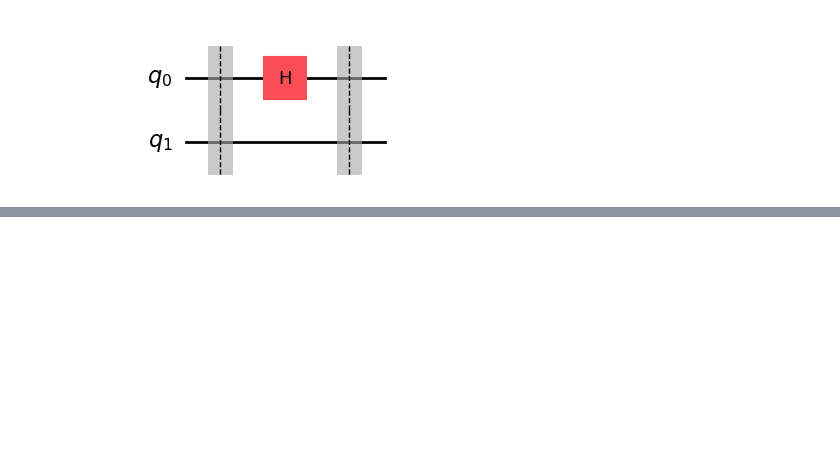
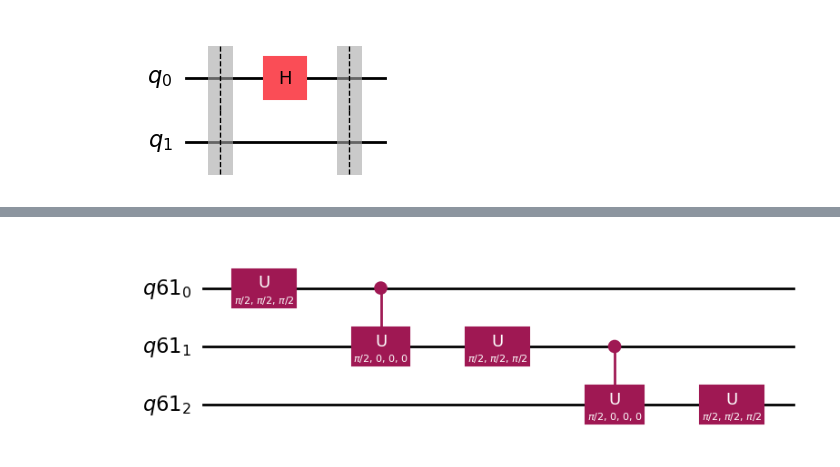
Before and after one commit to W-Bernau/QiskitAlgorithms, a Jupyter notebook: Qiskit_Basics.ipynb, the cells around one changed output, grey strips where cells are left out. Drawn from its saved outputs; the diff is of its cells as text; code cells hidden in the pictures; blank space fills up the shorter version.

```diff
--- a/Qiskit_Basics.ipynb
+++ b/Qiskit_Basics.ipynb
@@ -45,0 +68,14 @@ Successfully installed qutip-5.0.2
+# %%
+#Showing U Operator and Phase Gates
+q = QuantumRegister(3)
+qc = QuantumCircuit(q)
+
+qc.u(pi/2,pi/2,pi/2,q[0])
+qc.cu(pi/2, 0, 0, 0, 0, 1)
+qc.u(pi/2,pi/2,pi/2,q[1])
+qc.cu(pi/2, 0, 0, 0, 1, 2)
+qc.u(pi/2,pi/2,pi/2,q[2])
+
+qc.draw(output='mpl')
+# %% [output]
+[figure, added]
```
Also changed, not shown: parts of 8 cells of this notebook.
